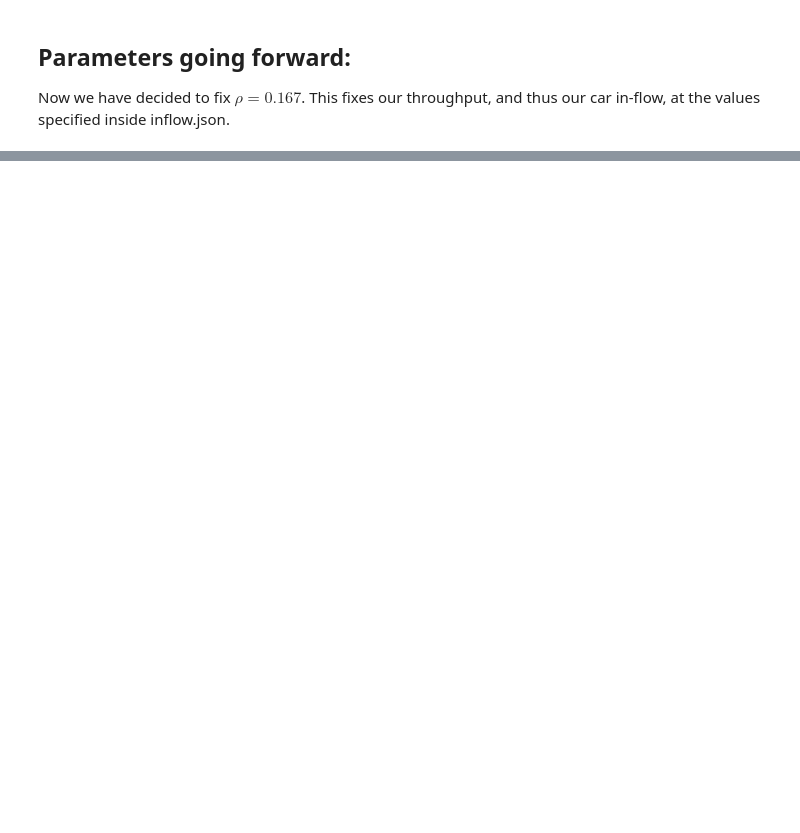
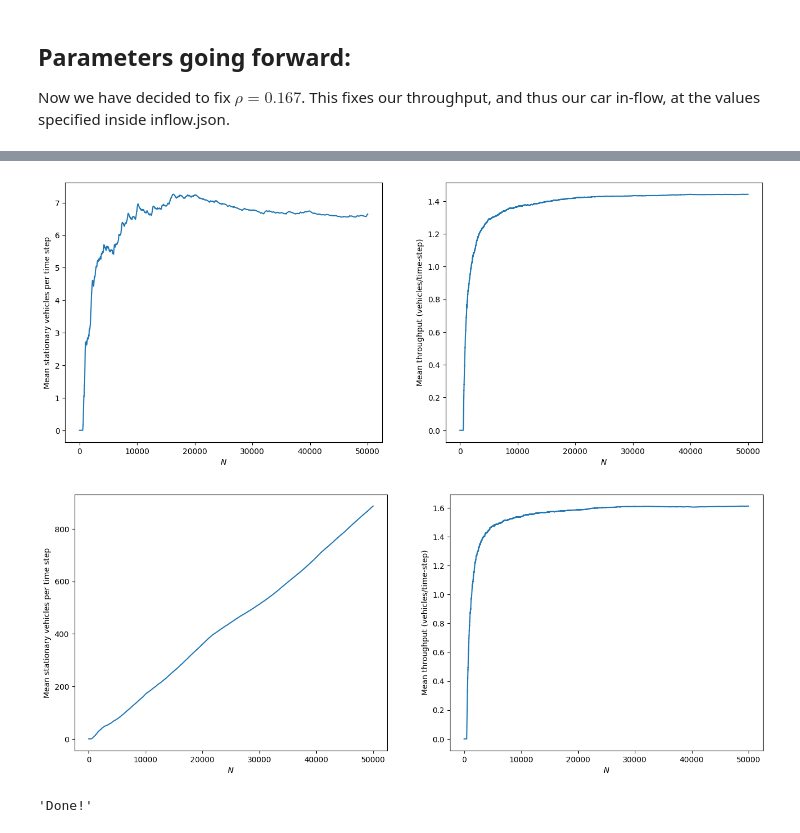
Before and after one commit to AJWestley/Nagel-Schreckenberg, a Jupyter notebook: Code/NaSch.ipynb, the cells around one changed output, grey strips where cells are left out. Cells and saved outputs as stored; diff of their text form; code cells hidden in the pictures; blank space fills up the shorter version.

```diff
--- a/Code/NaSch.ipynb
+++ b/Code/NaSch.ipynb
@@ -250,3 +250,8 @@ clean();
 ## Parameters going forward:
 
 Now we have decided to fix $\rho = 0.167$. This fixes our throughput, and thus our car in-flow, at the values specified inside inflow.json.
+# %%
+global bottleneck_velocities
+global bottleneck_inflows
+bottleneck_velocities = list(dict(json.load(open("speeds.json"))).values())
+bottleneck_inflows = dict(json.load(open("../Data/inflow.json")))
@@ -252,0 +305,49 @@ Now we have decided to fix $\rho = 0.167$. This fixes our throughput, and thus o
+# %%
+for v_max in bottleneck_velocities[3:]:
+
+    csv_name = f"../Data/Plain_bottleneck_vmax{v_max}.csv"
+    data = pd.read_csv(csv_name)
+
+    N_vals = data['N_vals']
+    running_ave_stationary = [x / (i+1) for i, x in enumerate(np.cumsum(data['stationary']))]
+    running_ave_throughput = [x / (i+1) for i, x in enumerate(np.cumsum(data['throughput']))]
+
+    f, (ax1, ax2) = plt.subplots(1, 2, figsize=(16, 6))
+
+    ax1.plot(N_vals[:50001], running_ave_stationary[:50001])
+    ax1.set(xlabel=r'$N$', ylabel=r'Mean stationary vehicles per time step')
+
+    ax2.plot(N_vals[:50001], running_ave_throughput[:50001])
+    ax2.set(xlabel=r'$N$', ylabel=r'Mean throughput (vehicles/time-step)')
+    plot_name = f"../Report/Figures/Plain_bottleneck_zoomed_vmax{v_max}.png"
+    f.savefig(plot_name, dpi=1000, transparent=False, bbox_inches='tight')
+    Image(plot_name, width=800)
+# %% [output]
+[figure, added]
+[figure, added]
+# %%
+N = 500000
+N_vals = list(range(1, N+1))
+sign_dist = 200
+
+for i in range(3, len(bottleneck_velocities)):
+    v_max = bottleneck_velocities[i]
+    new_vmax = bottleneck_velocities[i-1]
+
+    filename = "out.txt"
+    inflow = bottleneck_inflows[str(v_max)]
+
+    generate_data(3, filename, length, v_max, p, inflow, new_vmax, sign_dist, N)
+    throughput = np.genfromtxt("throughput.txt", delimiter=',')[:-1]
+    stationary = np.genfromtxt(filename, delimiter=',')[:-1]
+
+    csv_name = f"../Data/Speedlimit_bottleneck_vmax{v_max}.csv"
+    with open(csv_name, 'w', newline='') as file:
+        writer = csv.writer(file)
+        writer.writerow(['N_vals', 'throughput', 'stationary'])
+        for i in range(len(N_vals)):
+            writer.writerow([N_vals[i], throughput[i], stationary[i]])
+
+clean();
+# %% [output]
+'Done!'
```
Also changed, not shown: parts of 7 cells of this notebook, 54 other files.
